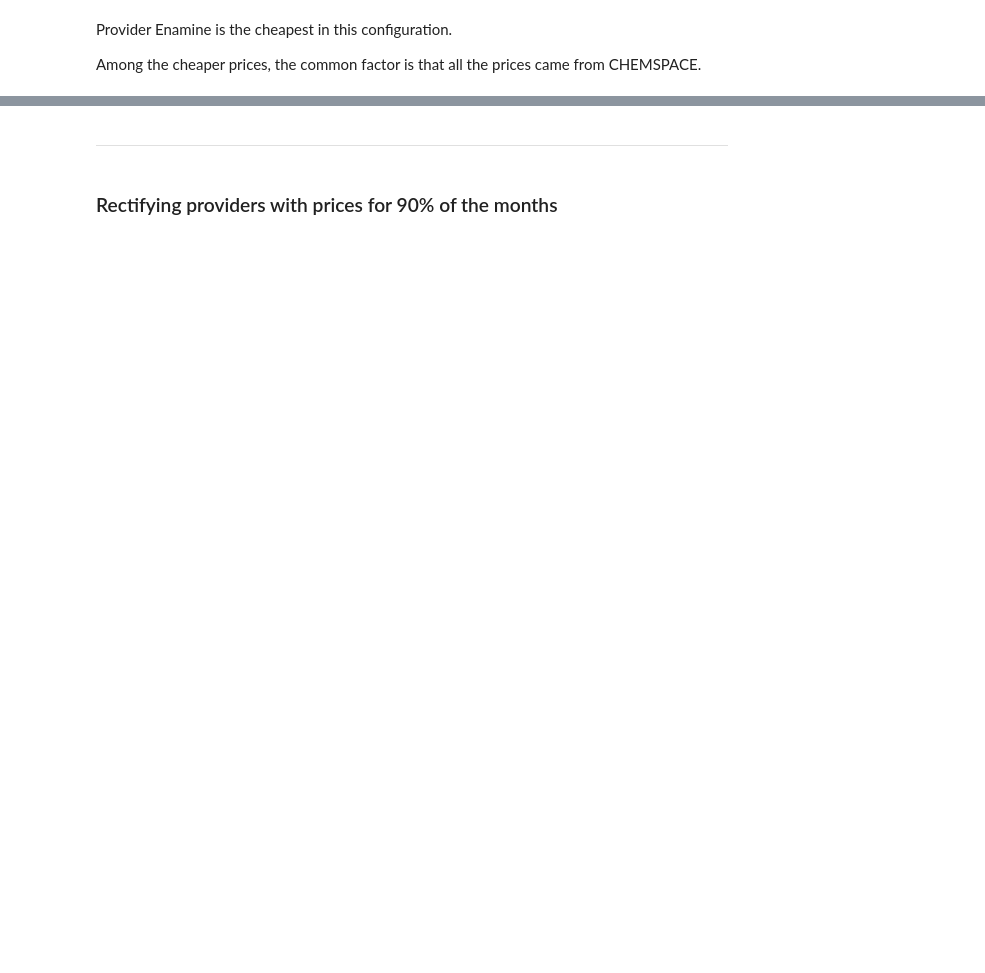
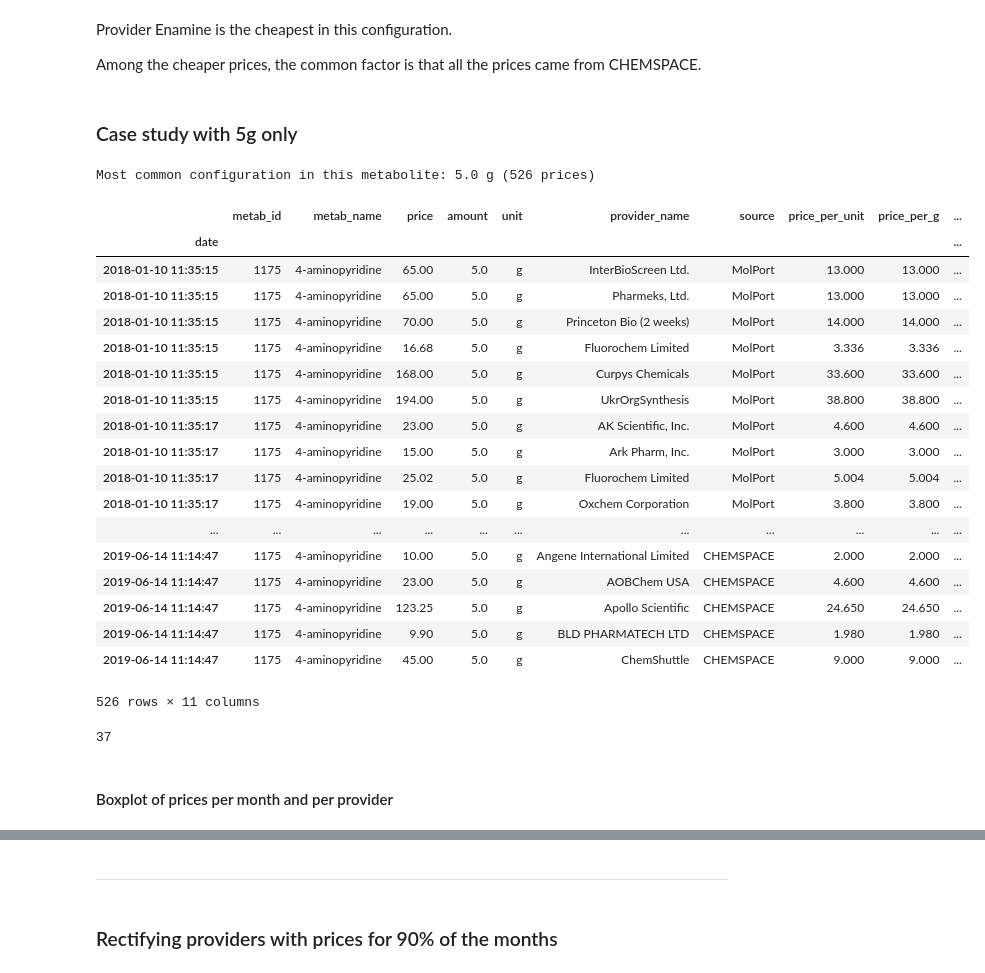
Before and after one commit to SofiaMM/bioanalysis, a Jupyter notebook: graphs_test/10-19/StudyCase1175-final_allgraphs-Copy1.ipynb, the cells around one changed output, grey strips where cells are left out. Drawn from its saved outputs; the diff is of its cells as text; code cells hidden in the pictures; blank space fills up the shorter version.

```diff
--- a/graphs_test/10-19/StudyCase1175-final_allgraphs-Copy1.ipynb
+++ b/graphs_test/10-19/StudyCase1175-final_allgraphs-Copy1.ipynb
@@ -1186,7 +1261,7 @@ If we choose just one of these configurations the prices should become just one
 # Create boxplot with prices per month and ** per provider**!! ---- JUST PROVIDERS THAT VARY
 # Create plot with plotly
 
-df_caseStud = df_caseStud.sort_index()
+df_caseStudy = df_caseStudy.sort_index()
 
 
 layout = go.Layout(
@@ -1204,7 +1279,7 @@ dict_month = {1:'Jan', 2:'Feb', 3:'Mar', 4:'Apr', 5:'May', 6:'Jun', 7:'Jul', 8:'
 
 #valores para a opção all_providers
 all_p = []
-for k,g in df_caseStud.groupby(['year','month'])['price_per_g']:     # só se agrupa por mês e ano
+for k,g in df_caseStudy.groupby(['year','month'])['price_per_g']:     # só se agrupa por mês e ano
     k = list(k)                                                # o mês e o ano têm de ficar como lista
     k[1] = dict_month[k[1]]                                    # substituir o nº do mês pela palavra
     date = k[1] +' '+ str(k[0])                                # criar a string date que vai ficar no x axis
@@ -1215,7 +1290,7 @@ for k,g in df_caseStud.groupby(['year','month'])['price_per_g']:     # só se ag
 dict_boxplot = {} #Fazer um dicionário onde os values são listas de listas (ex., [date, valor])
 
 dict_boxplot['all_providers'] = all_p                          # colocar os valores de all_providers no dicionário
-for k,g in df_caseStud.groupby(['year','month', 'provider_name'])['price_per_g']:  # agrupar por mês, ano e provider
+for k,g in df_caseStudy.groupby(['year','month', 'provider_name'])['price_per_g']:  # agrupar por mês, ano e provider
     k = list(k)                                                # mês, ano e provider têm de ficar como lista para ser mais fácil usar
     k[1] = dict_month[k[1]]
     date = k[1] +' '+ str(k[0])
@@ -1297,7 +1372,7 @@ df_caseStud[df_caseStud.provider_name == 'ENAMINE Ltd.']
 # Create boxplot with prices per unit
 # Create plot with plotly
 
-df_caseStud = df_caseStud.sort_index()
+df_caseStudy = df_caseStudy.sort_index()
 
 
 layout = go.Layout(
@@ -1311,7 +1386,7 @@ layout = go.Layout(
 )
 
 values = []                                               # create list with tuples [(unit, price)]
-for k,g in df_caseStud.groupby(['unit'])['price']:
+for k,g in df_caseStudy.groupby(['unit'])['price']:
     y = g.values
     for price in y:
         t = (k, price)
@@ -1337,7 +1412,7 @@ po.iplot(fig)
 # Which configuration (amount,unit) happens the most in this metabolite?
 
 max_conf = {}                                                # create dictionary {'amount unit':num_prices}
-for k,g in df_caseStud.groupby(['amount','unit'])['price']:
+for k,g in df_caseStudy.groupby(['amount','unit'])['price']:
     conf = str(k[0])
     k = conf +' '+ k[1]                                      # k is now a string with the amount and unit
     num = len(g)                                             # num is the number of prices in that amount and unit
@@ -1832,3 +1847,43 @@ Minimum:  0.8
 Provider Enamine is the cheapest in this configuration.
 
 Among the cheaper prices, the common factor is that all the prices came from CHEMSPACE.
+# %% [markdown]
+### Case study with 5g only
+# %%
+print('Most common configuration in this metabolite: {} ({} prices)'.format(sorted_dict[1][0],sorted_dict[1][1]))
+# %% [output]
+Most common configuration in this metabolite: 5.0 g (526 prices)
+# %%
+# Limiting the dataframe to just prices with 5 g
+
+amount_c, unit_c = sorted_dict[1][0].split()               # set as parameters the result given above
+amount_c = np.float64(amount_c)                            # turn amount as a float
+
+df_caseStudy_5g = df_caseStudy[(df_caseStudy.amount == amount_c) & (df_caseStudy.unit == unit_c)]
+df_caseStudy_5g
+# %% [output]
+|  | metab_id | metab_name | price | amount | unit | provider_name | source | price_per_unit | price_per_g | ... |
+| date |  |  |  |  |  |  |  |  |  | ... |
+| 2018-01-10 11:35:15 | 1175 | 4-aminopyridine | 65.00 | 5.0 | g | InterBioScreen Ltd. | MolPort | 13.000 | 13.000 | ... |
+| 2018-01-10 11:35:15 | 1175 | 4-aminopyridine | 65.00 | 5.0 | g | Pharmeks, Ltd. | MolPort | 13.000 | 13.000 | ... |
+| 2018-01-10 11:35:15 | 1175 | 4-aminopyridine | 70.00 | 5.0 | g | Princeton Bio (2 weeks) | MolPort | 14.000 | 14.000 | ... |
+| 2018-01-10 11:35:15 | 1175 | 4-aminopyridine | 16.68 | 5.0 | g | Fluorochem Limited | MolPort | 3.336 | 3.336 | ... |
+| 2018-01-10 11:35:15 | 1175 | 4-aminopyridine | 168.00 | 5.0 | g | Curpys Chemicals | MolPort | 33.600 | 33.600 | ... |
+| 2018-01-10 11:35:15 | 1175 | 4-aminopyridine | 194.00 | 5.0 | g | UkrOrgSynthesis | MolPort | 38.800 | 38.800 | ... |
+| 2018-01-10 11:35:17 | 1175 | 4-aminopyridine | 23.00 | 5.0 | g | AK Scientific, Inc. | MolPort | 4.600 | 4.600 | ... |
+| 2018-01-10 11:35:17 | 1175 | 4-aminopyridine | 15.00 | 5.0 | g | Ark Pharm, Inc. | MolPort | 3.000 | 3.000 | ... |
+| 2018-01-10 11:35:17 | 1175 | 4-aminopyridine | 25.02 | 5.0 | g | Fluorochem Limited | MolPort | 5.004 | 5.004 | ... |
+| 2018-01-10 11:35:17 | 1175 | 4-aminopyridine | 19.00 | 5.0 | g | Oxchem Corporation | MolPort | 3.800 | 3.800 | ... |
+| ... | ... | ... | ... | ... | ... | ... | ... | ... | ... | ... |
+| 2019-06-14 11:14:47 | 1175 | 4-aminopyridine | 10.00 | 5.0 | g | Angene International Limited | CHEMSPACE | 2.000 | 2.000 | ... |
+| 2019-06-14 11:14:47 | 1175 | 4-aminopyridine | 23.00 | 5.0 | g | AOBChem USA | CHEMSPACE | 4.600 | 4.600 | ... |
+| 2019-06-14 11:14:47 | 1175 | 4-aminopyridine | 123.25 | 5.0 | g | Apollo Scientific | CHEMSPACE | 24.650 | 24.650 | ... |
+| 2019-06-14 11:14:47 | 1175 | 4-aminopyridine | 9.90 | 5.0 | g | BLD PHARMATECH LTD | CHEMSPACE | 1.980 | 1.980 | ... |
+| 2019-06-14 11:14:47 | 1175 | 4-aminopyridine | 45.00 | 5.0 | g | ChemShuttle | CHEMSPACE | 9.000 | 9.000 | ... |
+526 rows × 11 columns
+# %%
+df_caseStudy_5g.provider_name.nunique()
+# %% [output]
+37
+# %% [markdown]
+#### Boxplot of prices per month and per provider
```
Also changed, not shown: parts of 74 cells of this notebook, 1 other file.
